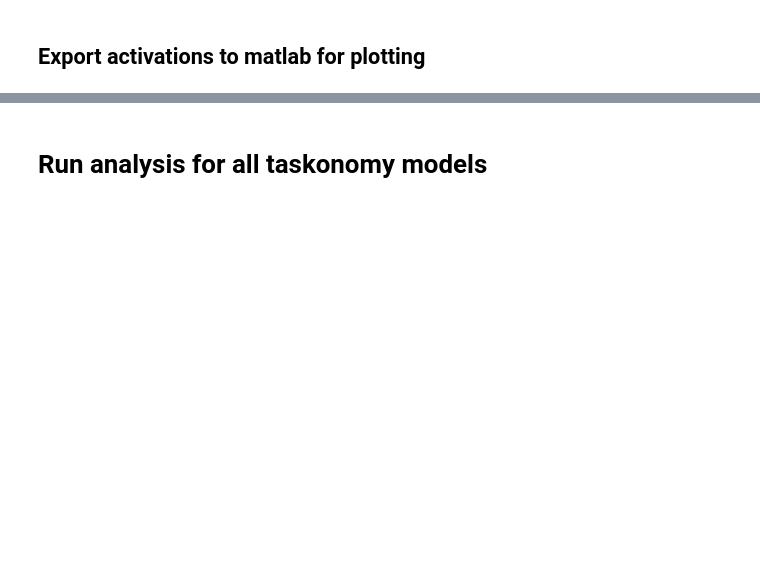
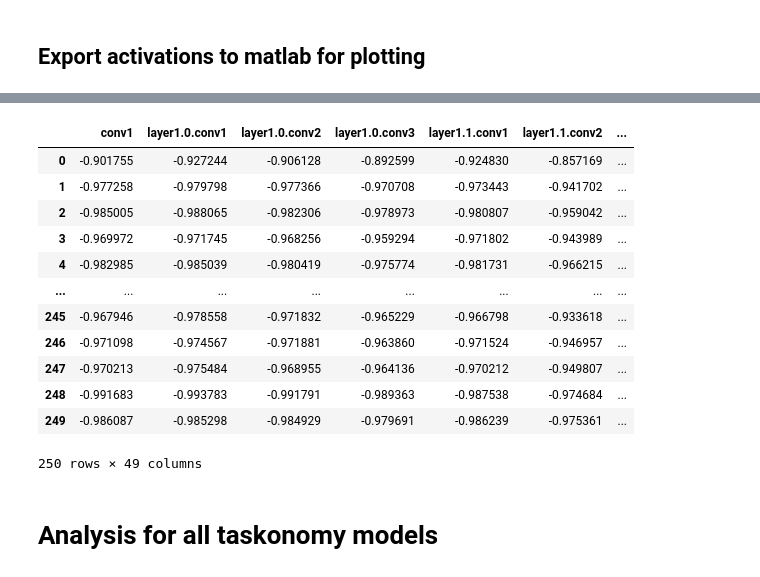
Before and after one commit to toniklenk/thesis-integration-beauty, a Jupyter notebook: analysis.ipynb, the cells around one changed output, grey strips where cells are left out. Cells and saved outputs as stored; diff of their text form; code cells hidden in the pictures; blank space fills up the shorter version.

Commit message:
"transfer to pc for running analysis"

```diff
--- a/analysis.ipynb
+++ b/analysis.ipynb
@@ -110,0 +275,3 @@ pl_dataset= classes.ImageDataset('./data/stimuli_places1', beauty_ratings_path='
+# %%
+net_tweaked = create_feature_extractor(net, return_nodes=return_nodes)
+net_tweaked
@@ -111,2 +296,24 @@ pl_dataset= classes.ImageDataset('./data/stimuli_places1', beauty_ratings_path='
+# %%
+places_images = classes.ImageDataset('./data/stimuli_places1', beauty_ratings_path='./behavior/ratings_study1.csv')
+# %%
+integration_calc = classes.IntegrationCalculator(net_tweaked, return_nodes)
+# %%
+result = classes.calculate_dataset_integration(places_images, integration_calc)
+# %%
+result
+# %% [output]
+|  | conv1 | layer1.0.conv1 | layer1.0.conv2 | layer1.0.conv3 | layer1.1.conv1 | layer1.1.conv2 | ... |
+| 0 | -0.901755 | -0.927244 | -0.906128 | -0.892599 | -0.924830 | -0.857169 | ... |
+| 1 | -0.977258 | -0.979798 | -0.977366 | -0.970708 | -0.973443 | -0.941702 | ... |
+| 2 | -0.985005 | -0.988065 | -0.982306 | -0.978973 | -0.980807 | -0.959042 | ... |
+| 3 | -0.969972 | -0.971745 | -0.968256 | -0.959294 | -0.971802 | -0.943989 | ... |
+| 4 | -0.982985 | -0.985039 | -0.980419 | -0.975774 | -0.981731 | -0.966215 | ... |
+| ... | ... | ... | ... | ... | ... | ... | ... |
+| 245 | -0.967946 | -0.978558 | -0.971832 | -0.965229 | -0.966798 | -0.933618 | ... |
+| 246 | -0.971098 | -0.974567 | -0.971881 | -0.963860 | -0.971524 | -0.946957 | ... |
+| 247 | -0.970213 | -0.975484 | -0.968955 | -0.964136 | -0.970212 | -0.949807 | ... |
+| 248 | -0.991683 | -0.993783 | -0.991791 | -0.989363 | -0.987538 | -0.974684 | ... |
+| 249 | -0.986087 | -0.985298 | -0.984929 | -0.979691 | -0.986239 | -0.975361 | ... |
+250 rows × 49 columns
 # %% [markdown]
-# Run analysis for all taskonomy models
+# Analysis for all taskonomy models
```
Also changed, not shown: parts of 19 cells of this notebook, 2 other files.
